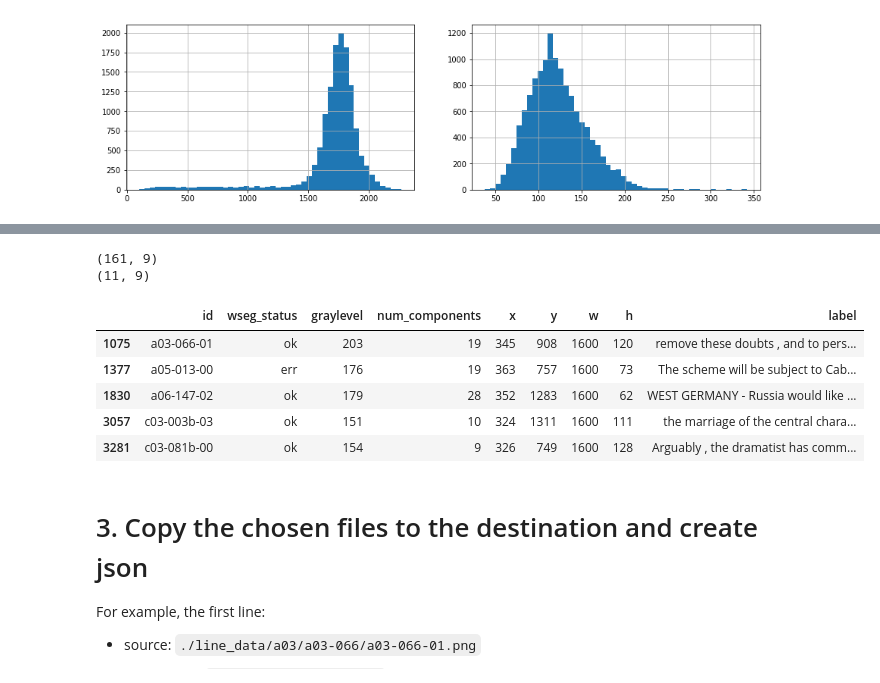
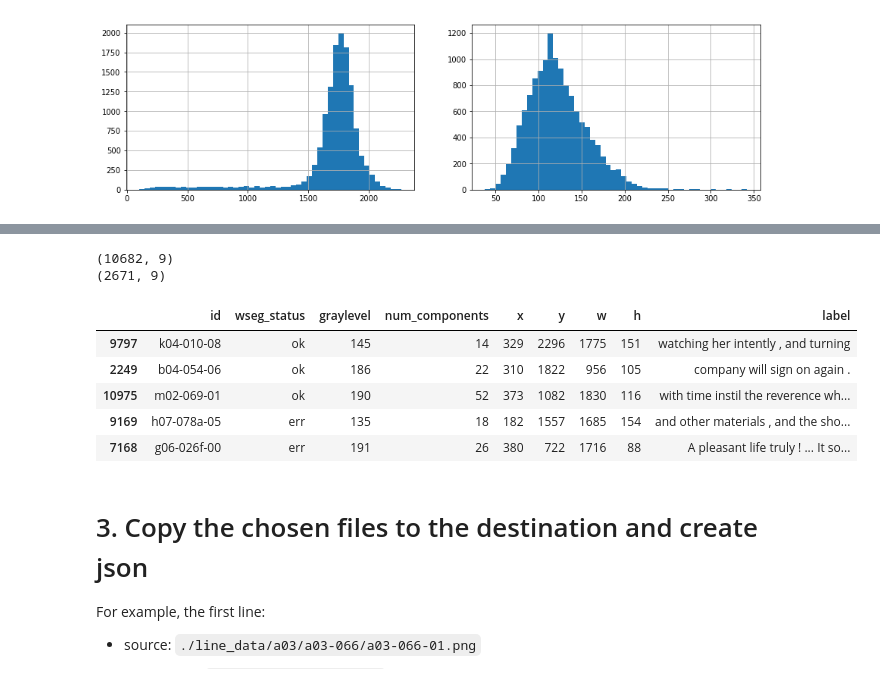
Before and after one commit to danvolk/LineHTR, a Jupyter notebook: data/zyu_data_helper_v1.ipynb, the cells around one changed output, grey strips where cells are left out. Cells and saved outputs as stored; diff of their text form; code cells hidden in the pictures.

```diff
--- a/data/zyu_data_helper_v1.ipynb
+++ b/data/zyu_data_helper_v1.ipynb
@@ -85,7 +89,7 @@ EDA shows 13317 rows have 9 fields, but there are 23 rows with 10 fields, and 13
 # count the number of fields if delimited by " "
 from collections import defaultdict
 
-file_in = 'line_data/lines_copy.txt'
+file_in = 'lines_copy.txt'
 
 fhand = open(file_in)
 
@@ -103,7 +126,7 @@ num_count
 # %% [markdown]
 # 1. Read meta-data into a dataframe
 # %%
-file_in = 'line_data/lines_copy.txt'
+file_in = 'lines_copy.txt'
 
 fhand = open(file_in)
 data_list = []
@@ -175,21 +196,19 @@ plt.show()
 # %%
-df_train= df[df['h']==128]
-
-df_test = df[df['w']==1600]
+df_train, df_test = train_test_split(df, test_size=0.2)
 
 print(df_train.shape)
 print(df_test.shape)
 
 df_test.head()
 # %% [output]
-(161, 9)
-(11, 9)
+(10682, 9)
+(2671, 9)
 |  | id | wseg_status | graylevel | num_components | x | y | w | h | label |
-| 1075 | a03-066-01 | ok | 203 | 19 | 345 | 908 | 1600 | 120 | remove these doubts , and to pers... |
-| 1377 | a05-013-00 | err | 176 | 19 | 363 | 757 | 1600 | 73 | The scheme will be subject to Cab... |
-| 1830 | a06-147-02 | ok | 179 | 28 | 352 | 1283 | 1600 | 62 | WEST GERMANY - Russia would like ... |
-| 3057 | c03-003b-03 | ok | 151 | 10 | 324 | 1311 | 1600 | 111 | the marriage of the central chara... |
-| 3281 | c03-081b-00 | ok | 154 | 9 | 326 | 749 | 1600 | 128 | Arguably , the dramatist has comm... |
+| 9797 | k04-010-08 | ok | 145 | 14 | 329 | 2296 | 1775 | 151 | watching her intently , and turning |
+| 2249 | b04-054-06 | ok | 186 | 22 | 310 | 1822 | 956 | 105 | company will sign on again . |
+| 10975 | m02-069-01 | ok | 190 | 52 | 373 | 1082 | 1830 | 116 | with time instil the reverence wh... |
+| 9169 | h07-078a-05 | err | 135 | 18 | 182 | 1557 | 1685 | 154 | and other materials , and the sho... |
+| 7168 | g06-026f-00 | err | 191 | 26 | 380 | 722 | 1716 | 88 | A pleasant life truly ! ... It so... |
 # %% [markdown]
 # 3. Copy the chosen files to the destination and create json
 
```
Also changed, not shown: parts of 16 cells of this notebook, 41 other files.
